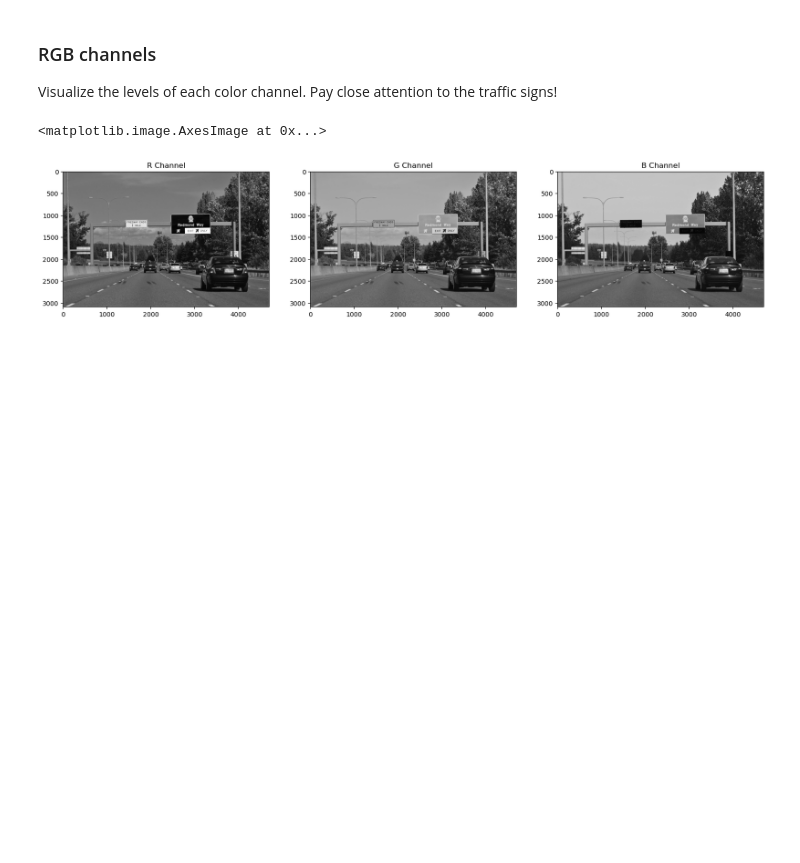
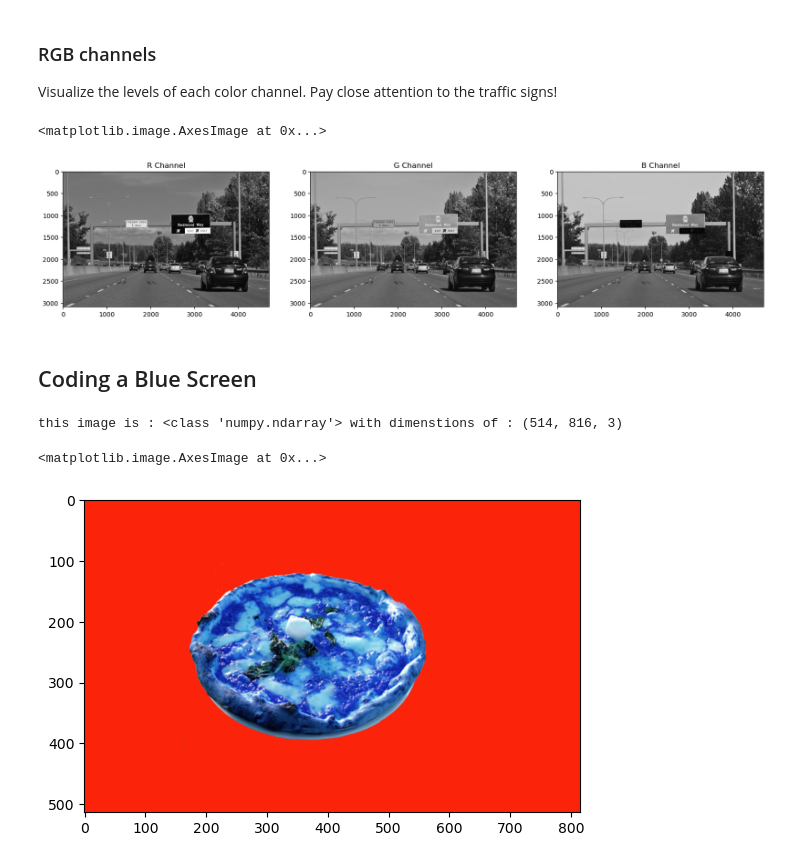
Before and after one commit to iamchenchu/Computer-Vision, a Jupyter notebook: 01_Image_Representation/10_Practice.ipynb, the cells around one changed output. Drawn from its saved outputs; the diff is of its cells as text; code cells hidden in the pictures; blank space fills up the shorter version.

```diff
--- a/01_Image_Representation/10_Practice.ipynb
+++ b/01_Image_Representation/10_Practice.ipynb
@@ -113,3 +113,5 @@ ax3.imshow(b, cmap='gray')
 # %% [output]
 <matplotlib.image.AxesImage at 0x...>
 [figure]
+# %% [markdown]
+## Coding a Blue Screen
@@ -115,0 +123,17 @@ ax3.imshow(b, cmap='gray')
+# %%
+# Read in display image
+image = cv2.imread('images/pizza_bluescreen.jpg')
+
+# Print our the info about the image
+print("this image is :", type(image),
+     "with dimenstions of :", image.shape)
+# %% [output]
+this image is : <class 'numpy.ndarray'> with dimenstions of : (514, 816, 3)
+# %%
+%matplotlib inline
+
+# Display the image here
+plt.imshow(image) # We loaded the blue image but it is showing the red image why ?
+# %% [output]
+<matplotlib.image.AxesImage at 0x...>
+[figure, added]
```
Also changed, not shown: parts of 4 cells of this notebook.
